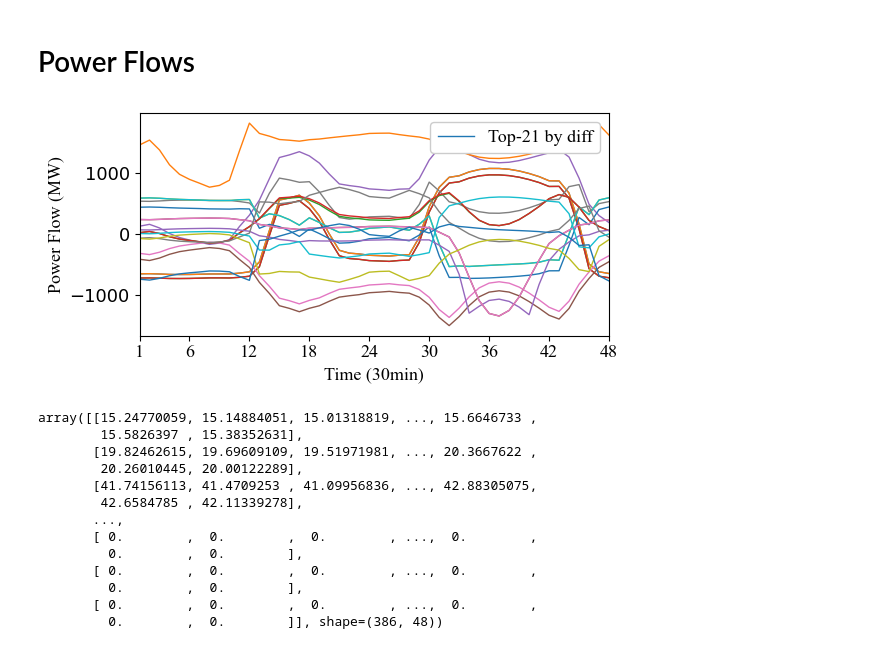
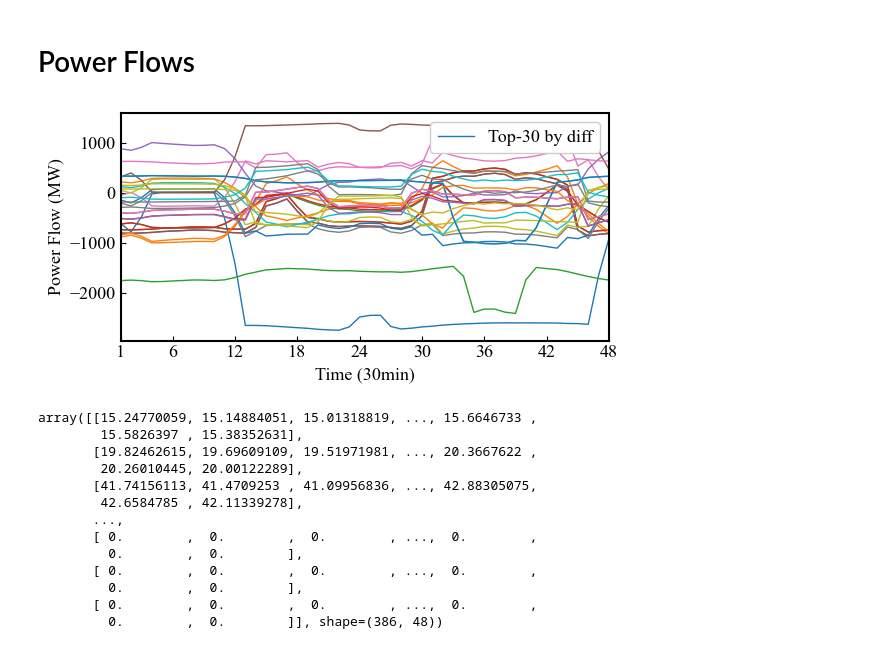
Before and after one commit to zhichuanma/GB_power_opt, a Jupyter notebook: Benchmark_Zhichuan/Centralised.ipynb, the cells around one changed output. Cells and saved outputs as stored; diff of their text form; code cells hidden in the pictures.

```diff
--- a/Benchmark_Zhichuan/Centralised.ipynb
+++ b/Benchmark_Zhichuan/Centralised.ipynb
@@ -28,6 +28,8 @@ n_res = 386
 carbon_price = 52.56/1e6 # (£/g)
 delt = 0.5 # half hour
 # --------- 14 buses, 22 lines, 44 generators ----------
+alpha_load = 1   # 负荷整体放大 50%
+beta_res   = 1   # 可再生可用量缩小到 20%
 # power network
 Power_line = net_power['line']['Line_ID'].values
 Line_top = pd.read_excel('GB_System.xlsx', 'line', usecols=[1,2]).values
@@ -40,10 +42,12 @@ slack = 0 # reference bus
 Dem_bus = net_power['dem']['Bus_ID'].values
 Dem_base = net_power['dem']['base'].values
 Dem_unit = net_power['dem'].values[:,-n_time:]
+Dem_unit *= alpha_load
 # wind and solar
 RES_bus = net_power['res']['Bus_ID'].values
 RES_base = net_power['res']['base'].values
 RES_unit = net_power['res'].values[:,-n_time:]
+RES_unit *= beta_res
 # generator
 DG_bus = net_power['dg']['Bus_ID'].values
 DG_type = net_power['dg']['Type'].values
@@ -564,35 +558,35 @@ def line_volatility(flow_sol, metric="std"):
         scores = np.sum(s[:,1:] * s[:,:-1] < 0, axis=1)
     else:
         raise ValueError("metric must be one of: 'std','ptp','diff','sign'")
     return scores
 
 # === 参数区 ===
 metric = "diff"   # 'std' / 'ptp' / 'diff' / 'sign'
-top_k  = 21       # 画几条波动最大的线
+top_k  = 30       # 画几条波动最大的线
 text1 = 13
 font1 = {'family': 'Times New Roman', 'weight': 'normal', 'size': text1}
 
 # === 计算波动分数并选线 ===
 scores = line_volatility(flow_sol, metric=metric)
 best_idx = np.argsort(-scores)[:top_k]
 
 # === 画图 ===
 plt.figure(figsize=(6,3))
 x = range(n_time)
 for l in best_idx:
     plt.plot(x, flow_sol[l], linewidth=1, label=str(l))
 
 plt.tick_params(labelsize=text1)
 plt.xlim(0, 47)
 plt.xticks([0,5,11,17,23,29,35,41,47], [1,6,12,18,24,30,36,42,48], fontname="Times New Roman")
 plt.xlabel('Time (30min)', font1)
 plt.ylabel("Power Flow (MW)", font1)
 # 可选：只显示 metric & top_k 的说明
 plt.legend([f"Top-{top_k} by {metric}"], loc='upper right', framealpha=1, prop=font1)
 plt.tight_layout()
 plt.show()
 # %% [output]
-[figure, old version]
+[figure, new version]
 # %%
 res_sol
 # %% [output]
```
Also changed, not shown: parts of 23 cells of this notebook, 57 other files.
